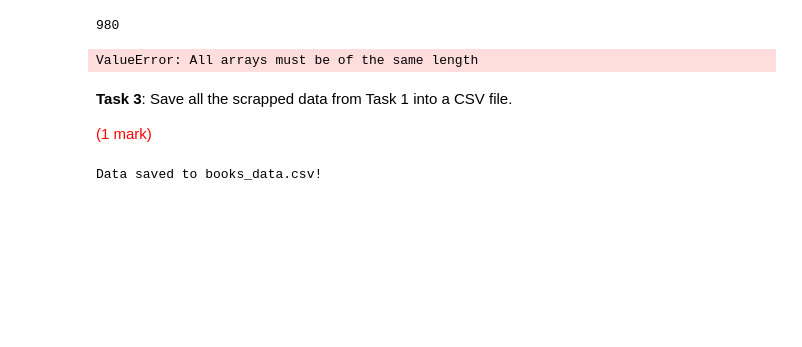
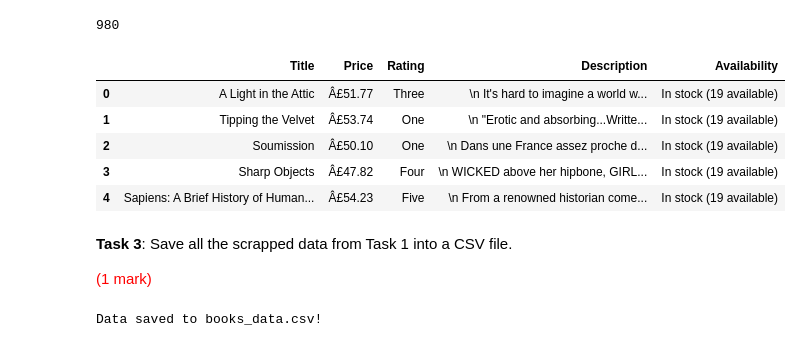
Before and after one commit to AlbertY123/Web_Scraping_Task, a Jupyter notebook: Data_scrapping.ipynb, the cells around one changed output. Drawn from its saved outputs; the diff is of its cells as text; code cells hidden in the pictures; blank space fills up the shorter version.

```diff
--- a/Data_scrapping.ipynb
+++ b/Data_scrapping.ipynb
@@ -257,19 +256,24 @@ len(availability)
 # %%
 # Create a DataFrame
 data = {
     "Title": title,
     "Price": price,
-    "Rating": ratings,
+    "Rating": rating,
     "Description": descriptions,
     "Availability": availability
 }
 
 df = pd.DataFrame(data)
 
 # Display the first few rows of the DataFrame
-print(df.head())
+df.head()
 # %% [output]
-ValueError: All arrays must be of the same length
+|  | Title | Price | Rating | Description | Availability |
+| 0 | A Light in the Attic | Â£51.77 | Three | \n It's hard to imagine a world w... | In stock (19 available) |
+| 1 | Tipping the Velvet | Â£53.74 | One | \n "Erotic and absorbing...Writte... | In stock (19 available) |
+| 2 | Soumission | Â£50.10 | One | \n Dans une France assez proche d... | In stock (19 available) |
+| 3 | Sharp Objects | Â£47.82 | Four | \n WICKED above her hipbone, GIRL... | In stock (19 available) |
+| 4 | Sapiens: A Brief History of Human... | Â£54.23 | Five | \n From a renowned historian come... | In stock (19 available) |
 # %% [markdown]
 **Task 3**: Save all the scrapped data from Task 1 into a CSV file.
 
```
Also changed, not shown: parts of 2 cells of this notebook, 1 other file.
